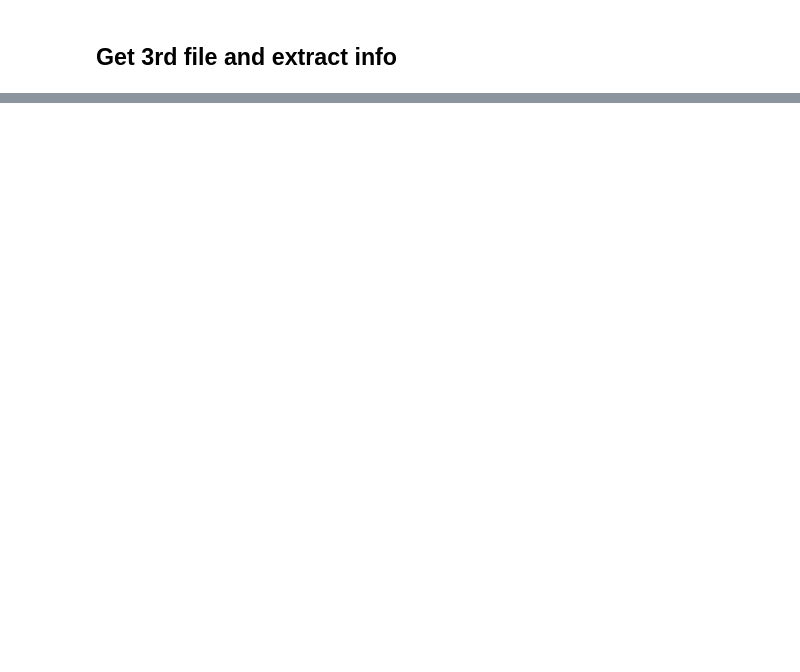
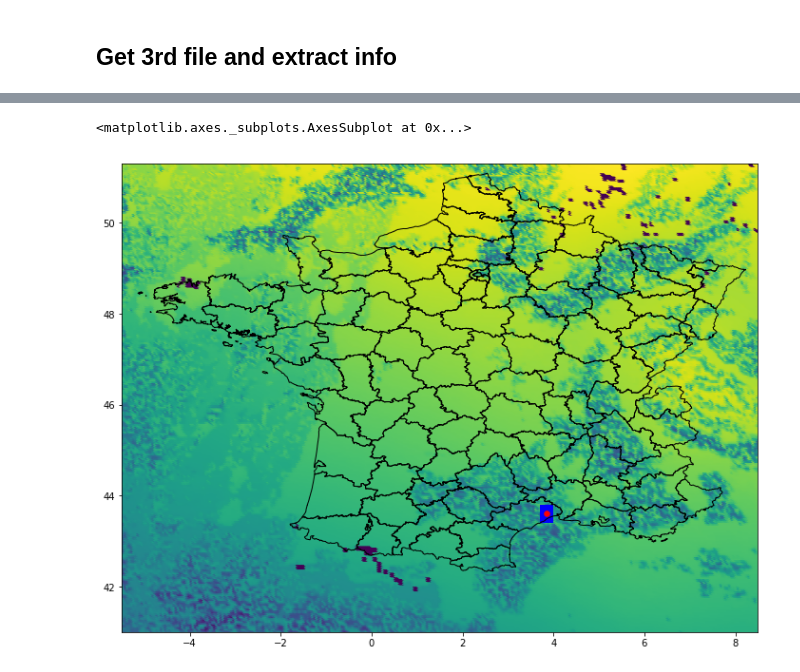
Before and after one commit to ec-nextgeoss/armines-cams-gridded-data, a Jupyter notebook: NextGEOSS-Pilot#1.ipynb, the cells around one changed output, grey strips where cells are left out. Saved outputs shown, nothing was run; the diff lists cells and outputs as text; code cells hidden in the pictures; blank space fills up the shorter version.

```diff
--- a/NextGEOSS-Pilot#1.ipynb
+++ b/NextGEOSS-Pilot#1.ipynb
@@ -274,0 +414,22 @@ plot(varname='G', time=50)
+# %%
+# Define shape:
+p1 = Polygon([(3.7,43.4),(4,43.4),(4,43.8),(3.7,43.8)])
+myPol = gpd.GeoSeries(p1)
+myPol.crs = {'init' :'epsg:4326'}
+# %%
+# Plot shape on top of our data:
+## We use our data as base for our plot:
+frame_to_plot = get_frame_df(45)
+base = frame_to_plot.plot( column='G',figsize=(12,12))
+
+## Add French borders to the plot:
+laFrance.boundary.plot(ax=base,color='black',lw=1)
+base.set_ylim(lat_min, lat_max)
+base.set_xlim(lon_min, lon_max)
+
+## Plot our polygon and its center
+myPol.plot(ax=base,color='blue')
+myPol.centroid.plot(ax=base,color='red',lw=.5)
+# %% [output]
+<matplotlib.axes._subplots.AxesSubplot at 0x...>
+[figure, added]
```
Also changed, not shown: parts of 28 cells of this notebook, 4 other files.
